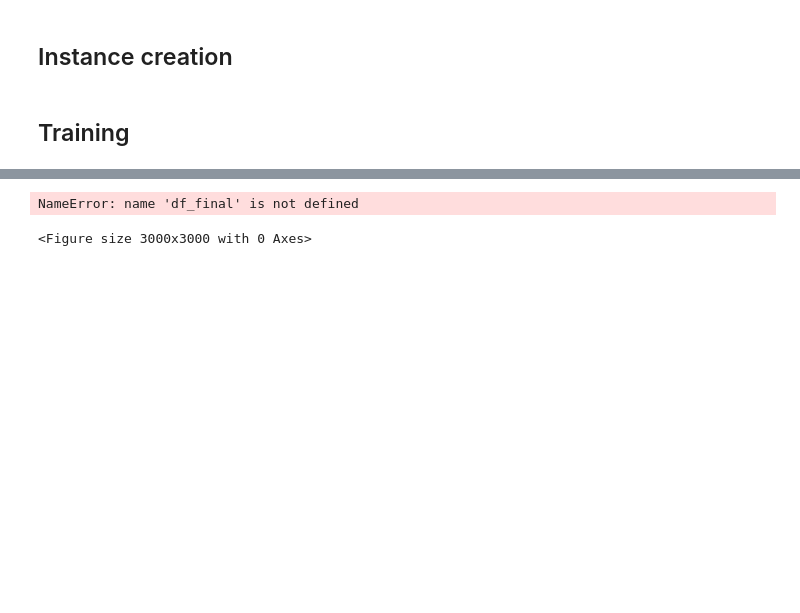
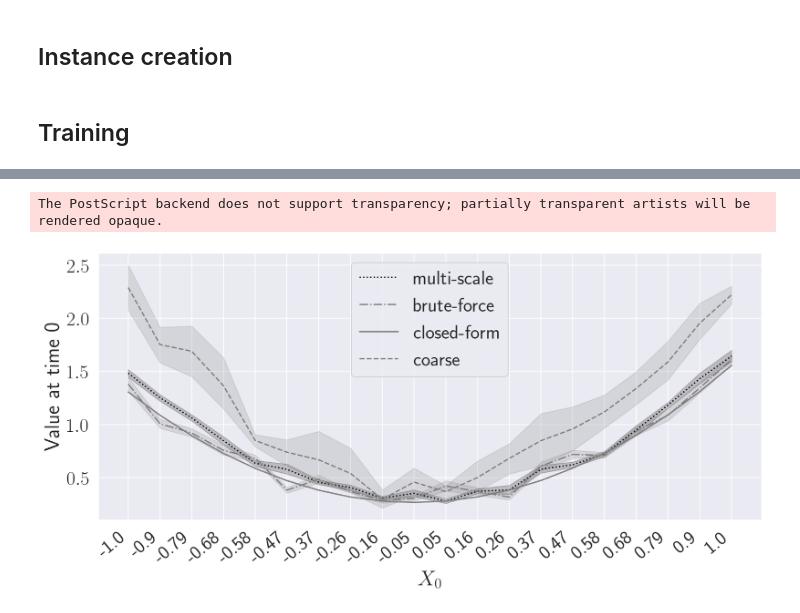
Before and after one commit to arashfahim/multiscale-PGM-for-stochastic-control, a Jupyter notebook: LQC/rewrite/LQC_Updated_v7.ipynb, the cells around one changed output, grey strips where cells are left out. Cells and saved outputs as stored; diff of their text form; code cells hidden in the pictures; blank space fills up the shorter version.

```diff
--- a/LQC/rewrite/LQC_Updated_v7.ipynb
+++ b/LQC/rewrite/LQC_Updated_v7.ipynb
@@ -940,7 +940,7 @@ Training time= 130.57032704353333
 df_bf = pd.DataFrame(np.zeros([K*L,2]),columns=[1,'closed']);
 for i,_ in df_bf.iterrows():
     # df_bf.loc[i,10] = bf_lqsc.cost_eval(lqsc.policy,3000,X[i%K],policy_update_lag=10).clone().detach().numpy()
-    df_bf.loc[i,1] = bf_lqsc.cost_eval(bf_lqsc.policy,500,X[i%K]).clone().detach().numpy()
+    df_bf.loc[i,1] = bf_lqsc.cost_eval(bf_lqsc.policy,1,X[i%K]).clone().detach().numpy()
 df_bf['closed'] = list(solution(tx))*L
 df_bf['index'] = [str(np.round(x,3)) for x in X.clone().detach().numpy()]*L
 df_bf.set_index('index',inplace=True,drop=True)
@@ -977,13 +963,20 @@ df_final = pd.concat([df_ms1,df_bf1,df_clf,df_crs],axis=0)
 # %%
-fig = plt.figure(figsize=(10,10),dpi=300);
-g = sns.lineplot(data=df_final, x= 'x', y = 'val', hue = 'Method');
-# g.set_xticklabels(list(np.round(X.clone().detach().numpy(),3)));
+fig = plt.figure(figsize=(12,6),dpi=150);
+g = sns.lineplot(data=df_final, x= 'x', y = 'val', hue = 'Method', palette=['black', 'grey', 'grey', 'grey']);
+g.lines[0].set_linestyle(":")
+g.lines[1].set_linestyle("-.")
+g.lines[3].set_linestyle("--")
+leg = g.legend()
+leg_lines = leg.get_lines()
+leg_lines[0].set_linestyle(":")
+leg_lines[1].set_linestyle("-.")
+leg_lines[3].set_linestyle("--")
 g.set_xlabel(r'$X_0$');
 g.set_ylabel(r'Value at time 0');
 g.set_xticklabels([np.round(float(t.get_text()),2)  for t in g.get_xticklabels()], rotation=40, ha="right")
 plt.tight_layout();
-plt.savefig(r"Comparison_bf_ms_coarse{}.png".format(version));
-plt.savefig(r"Comparison_bf_ms_coarse{}.eps".format(version), format='eps');
+plt.savefig("{}_{}_Comparison_bf_ms_coarse{}.png".format(model_params['num_samples'],ms1_model_params['num_samples'],version));
+plt.savefig("{}_{}_Comparison_bf_ms_coarse{}.eps".format(model_params['num_samples'],ms1_model_params['num_samples'],version), format='eps');
 # %% [output]
-NameError: name 'df_final' is not defined
+The PostScript backend does not support transparency; partially transparent artists will be rendered opaque.
-<Figure size 3000x3000 with 0 Axes>
+[figure, added]
```
Also changed, not shown: parts of 15 cells of this notebook, 11 other files.
